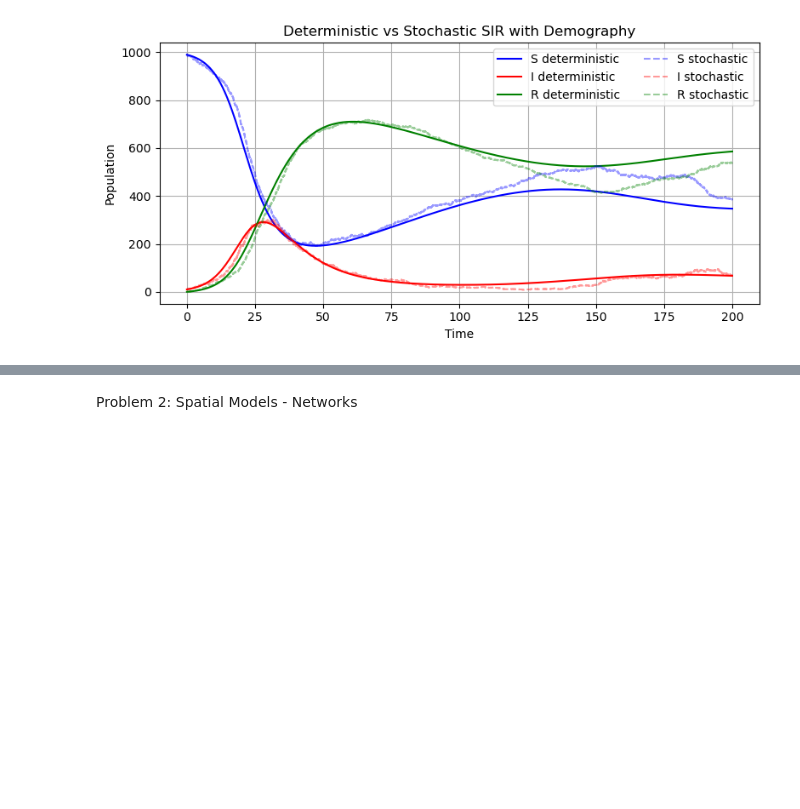
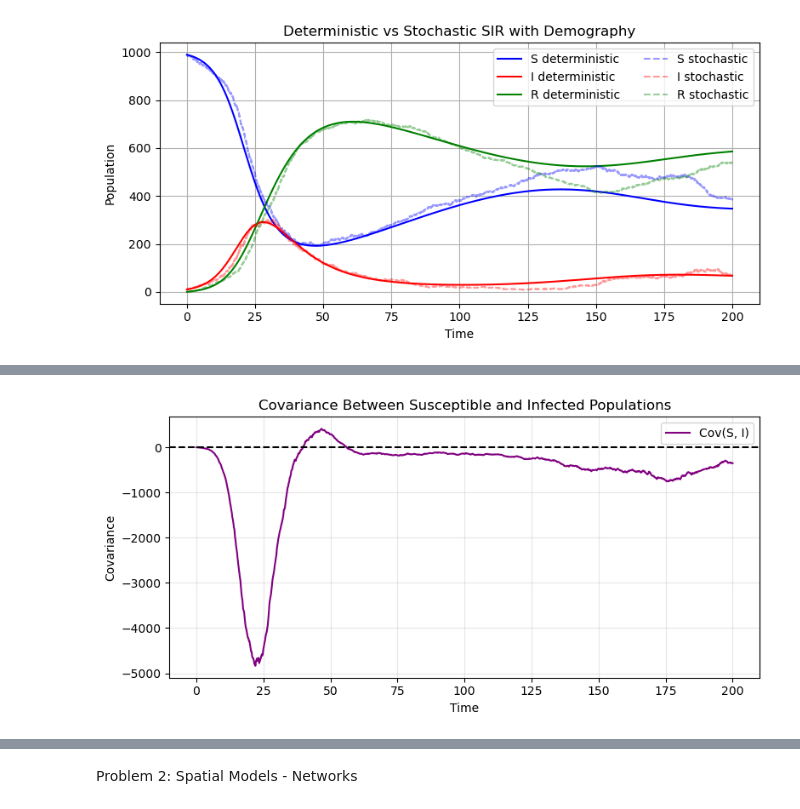
Before and after one commit to lydiashumskaya/assignment-2-stochastic-and-spatial-models, a Jupyter notebook: assigment-2.ipynb, the cells around one changed output, grey strips where cells are left out. Drawn from its saved outputs; the diff is of its cells as text; code cells hidden in the pictures; blank space fills up the shorter version.

Commit message:
Add variability and covariance part

```diff
--- a/assigment-2.ipynb
+++ b/assigment-2.ipynb
@@ -166,0 +231,18 @@ plt.show()
+# %%
+plt.figure(figsize=(8, 4))
+
+plt.plot(t_common, cov_SI, color="purple",
+         label="Cov(S, I)")
+
+plt.axhline(0, color="black", linestyle="--")
+
+plt.xlabel("Time")
+plt.ylabel("Covariance")
+plt.title("Covariance Between Susceptible and Infected Populations")
+
+plt.legend()
+plt.grid(alpha=0.3)
+plt.tight_layout()
+plt.show()
+# %% [output]
+[figure, added]
```
Also changed, not shown: parts of 7 cells of this notebook.
